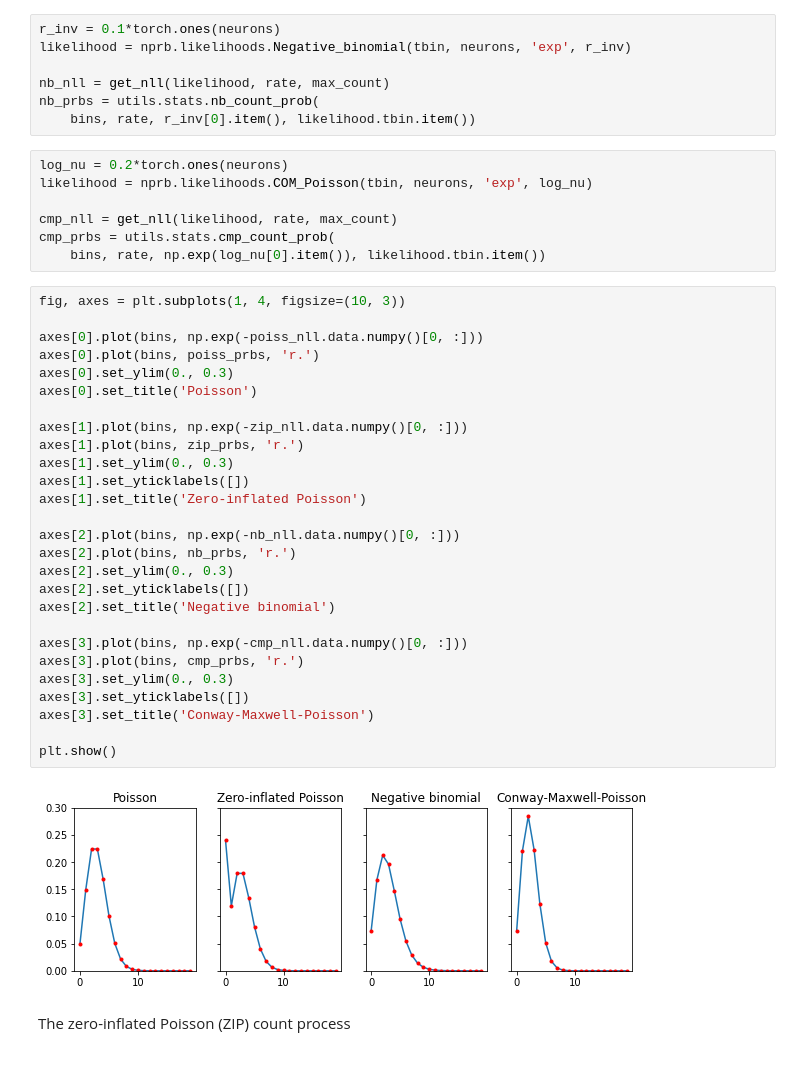
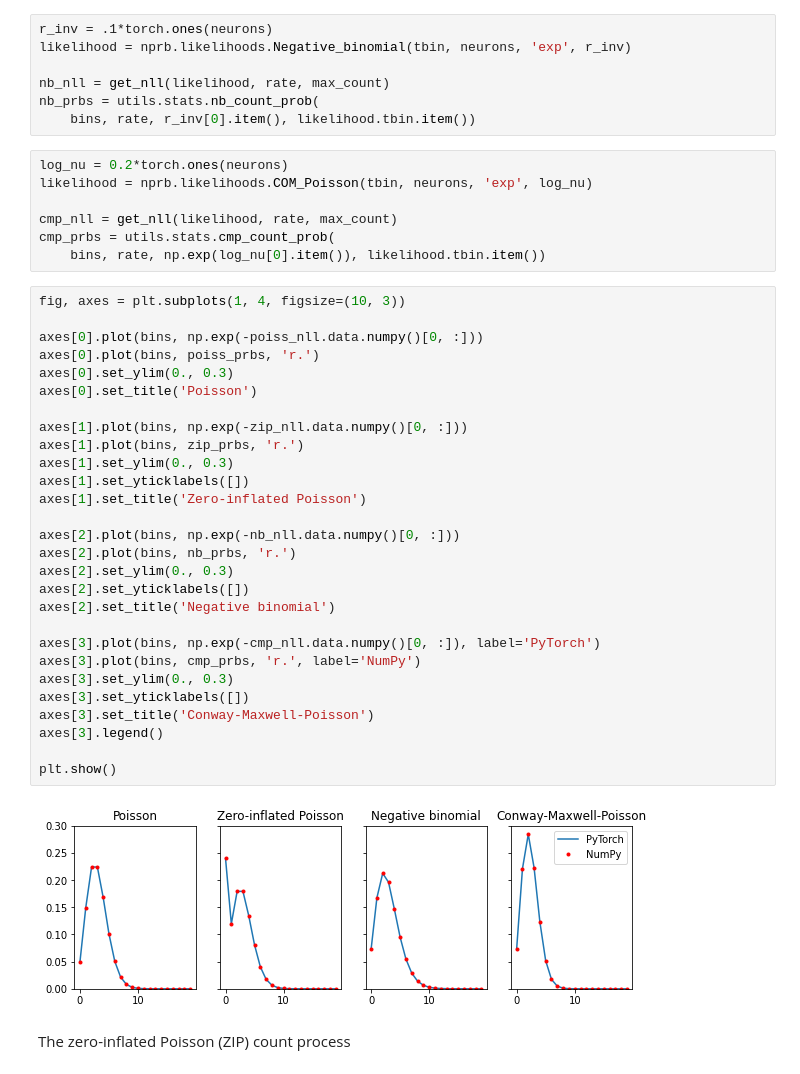
Before and after one commit to davindicode/universal-count-model, a Jupyter notebook: examples/spike_count_distributions.ipynb, the cells around one changed output. Cells and saved outputs as stored; diff of their text form.

```diff
--- a/examples/spike_count_distributions.ipynb
+++ b/examples/spike_count_distributions.ipynb
@@ -58,7 +58,7 @@ zip_nll = get_nll(likelihood, rate, max_count)
 zip_prbs = utils.stats.zip_count_prob(
     bins, rate, alpha[0].item(), likelihood.tbin.item())
 # %%
-r_inv = 0.1*torch.ones(neurons)
+r_inv = .1*torch.ones(neurons)
 likelihood = nprb.likelihoods.Negative_binomial(tbin, neurons, 'exp', r_inv)
 
 nb_nll = get_nll(likelihood, rate, max_count)
@@ -74,32 +74,33 @@ cmp_prbs = utils.stats.cmp_count_prob(
 # %%
 fig, axes = plt.subplots(1, 4, figsize=(10, 3))
 
 axes[0].plot(bins, np.exp(-poiss_nll.data.numpy()[0, :]))
 axes[0].plot(bins, poiss_prbs, 'r.')
 axes[0].set_ylim(0., 0.3)
 axes[0].set_title('Poisson')
 
 axes[1].plot(bins, np.exp(-zip_nll.data.numpy()[0, :]))
 axes[1].plot(bins, zip_prbs, 'r.')
 axes[1].set_ylim(0., 0.3)
 axes[1].set_yticklabels([])
 axes[1].set_title('Zero-inflated Poisson')
 
 axes[2].plot(bins, np.exp(-nb_nll.data.numpy()[0, :]))
 axes[2].plot(bins, nb_prbs, 'r.')
 axes[2].set_ylim(0., 0.3)
 axes[2].set_yticklabels([])
 axes[2].set_title('Negative binomial')
 
-axes[3].plot(bins, np.exp(-cmp_nll.data.numpy()[0, :]))
-axes[3].plot(bins, cmp_prbs, 'r.')
+axes[3].plot(bins, np.exp(-cmp_nll.data.numpy()[0, :]), label='PyTorch')
+axes[3].plot(bins, cmp_prbs, 'r.', label='NumPy')
 axes[3].set_ylim(0., 0.3)
 axes[3].set_yticklabels([])
 axes[3].set_title('Conway-Maxwell-Poisson')
+axes[3].legend()
 
 plt.show()
 # %% [output]
-[figure, old version]
+[figure, new version]
 # %% [markdown]
 The zero-inflated Poisson (ZIP) count process
 # %%
```
Also changed, not shown: parts of 3 cells of this notebook, 8 other files.
